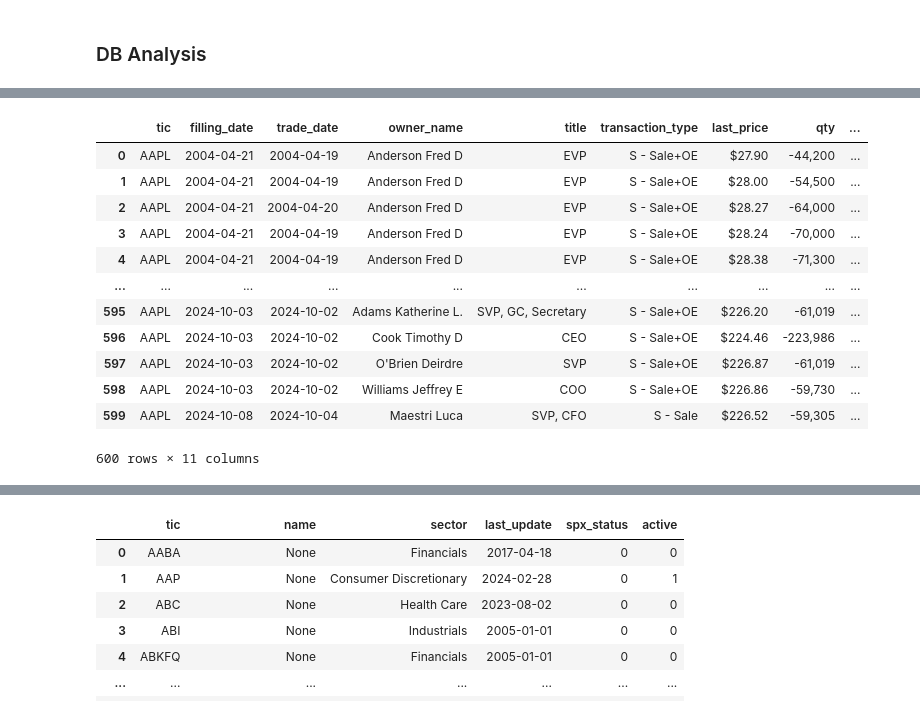
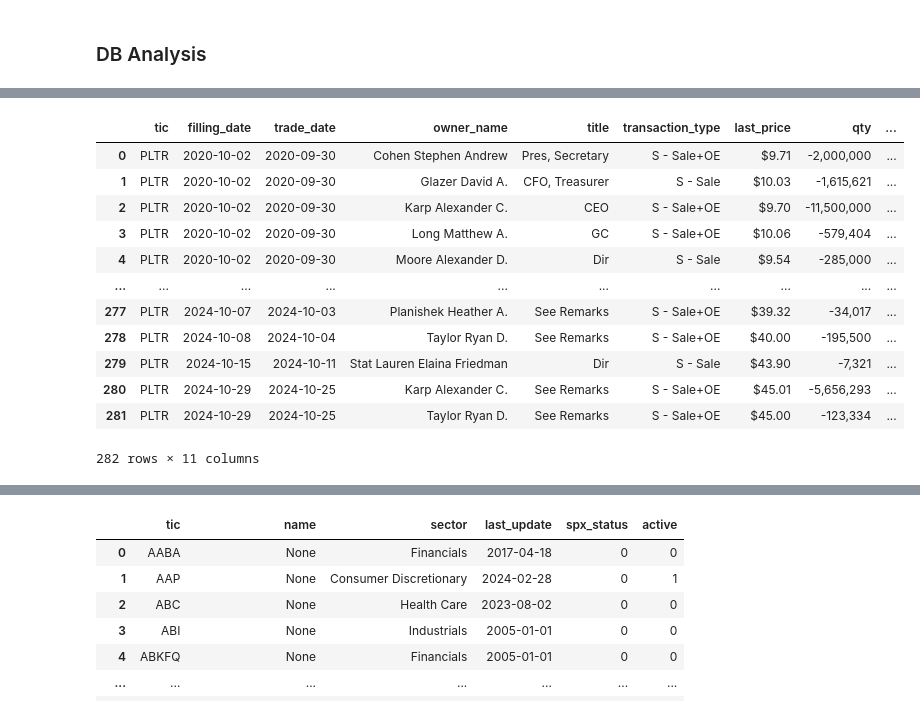
Before and after one commit to francisco3511/stocksense, a Jupyter notebook: notebooks/db_analysis.ipynb, the cells around one changed output, grey strips where cells are left out. Drawn from its saved outputs; the diff is of its cells as text; code cells hidden in the pictures.

```diff
--- a/notebooks/db_analysis.ipynb
+++ b/notebooks/db_analysis.ipynb
@@ -66,19 +78,19 @@ shape: (6, 27)
 # %%
-db.fetch_insider_data("AAPL").to_pandas()
+db.fetch_insider_data("PLTR").to_pandas()
 # %% [output]
 |  | tic | filling_date | trade_date | owner_name | title | transaction_type | last_price | qty | ... |
-| 0 | AAPL | 2004-04-21 | 2004-04-19 | Anderson Fred D | EVP | S - Sale+OE | $27.90 | -44,200 | ... |
-| 1 | AAPL | 2004-04-21 | 2004-04-19 | Anderson Fred D | EVP | S - Sale+OE | $28.00 | -54,500 | ... |
-| 2 | AAPL | 2004-04-21 | 2004-04-20 | Anderson Fred D | EVP | S - Sale+OE | $28.27 | -64,000 | ... |
-| 3 | AAPL | 2004-04-21 | 2004-04-19 | Anderson Fred D | EVP | S - Sale+OE | $28.24 | -70,000 | ... |
-| 4 | AAPL | 2004-04-21 | 2004-04-19 | Anderson Fred D | EVP | S - Sale+OE | $28.38 | -71,300 | ... |
+| 0 | PLTR | 2020-10-02 | 2020-09-30 | Cohen Stephen Andrew | Pres, Secretary | S - Sale+OE | $9.71 | -2,000,000 | ... |
+| 1 | PLTR | 2020-10-02 | 2020-09-30 | Glazer David A. | CFO, Treasurer | S - Sale | $10.03 | -1,615,621 | ... |
+| 2 | PLTR | 2020-10-02 | 2020-09-30 | Karp Alexander C. | CEO | S - Sale+OE | $9.70 | -11,500,000 | ... |
+| 3 | PLTR | 2020-10-02 | 2020-09-30 | Long Matthew A. | GC | S - Sale+OE | $10.06 | -579,404 | ... |
+| 4 | PLTR | 2020-10-02 | 2020-09-30 | Moore Alexander D. | Dir | S - Sale | $9.54 | -285,000 | ... |
 | ... | ... | ... | ... | ... | ... | ... | ... | ... | ... |
-| 595 | AAPL | 2024-10-03 | 2024-10-02 | Adams Katherine L. | SVP, GC, Secretary | S - Sale+OE | $226.20 | -61,019 | ... |
-| 596 | AAPL | 2024-10-03 | 2024-10-02 | Cook Timothy D | CEO | S - Sale+OE | $224.46 | -223,986 | ... |
-| 597 | AAPL | 2024-10-03 | 2024-10-02 | O'Brien Deirdre | SVP | S - Sale+OE | $226.87 | -61,019 | ... |
-| 598 | AAPL | 2024-10-03 | 2024-10-02 | Williams Jeffrey E | COO | S - Sale+OE | $226.86 | -59,730 | ... |
-| 599 | AAPL | 2024-10-08 | 2024-10-04 | Maestri Luca | SVP, CFO | S - Sale | $226.52 | -59,305 | ... |
+| 277 | PLTR | 2024-10-07 | 2024-10-03 | Planishek Heather A. | See Remarks | S - Sale+OE | $39.32 | -34,017 | ... |
+| 278 | PLTR | 2024-10-08 | 2024-10-04 | Taylor Ryan D. | See Remarks | S - Sale+OE | $40.00 | -195,500 | ... |
+| 279 | PLTR | 2024-10-15 | 2024-10-11 | Stat Lauren Elaina Friedman | Dir | S - Sale | $43.90 | -7,321 | ... |
+| 280 | PLTR | 2024-10-29 | 2024-10-25 | Karp Alexander C. | See Remarks | S - Sale+OE | $45.01 | -5,656,293 | ... |
+| 281 | PLTR | 2024-10-29 | 2024-10-25 | Taylor Ryan D. | See Remarks | S - Sale+OE | $45.00 | -123,334 | ... |
-600 rows × 11 columns
+282 rows × 11 columns
 # %%
 mdf = db.fetch_market_data("PLTR")
 mdf.to_pandas()
```
Also changed, not shown: parts of 5 cells of this notebook, 8 other files.
